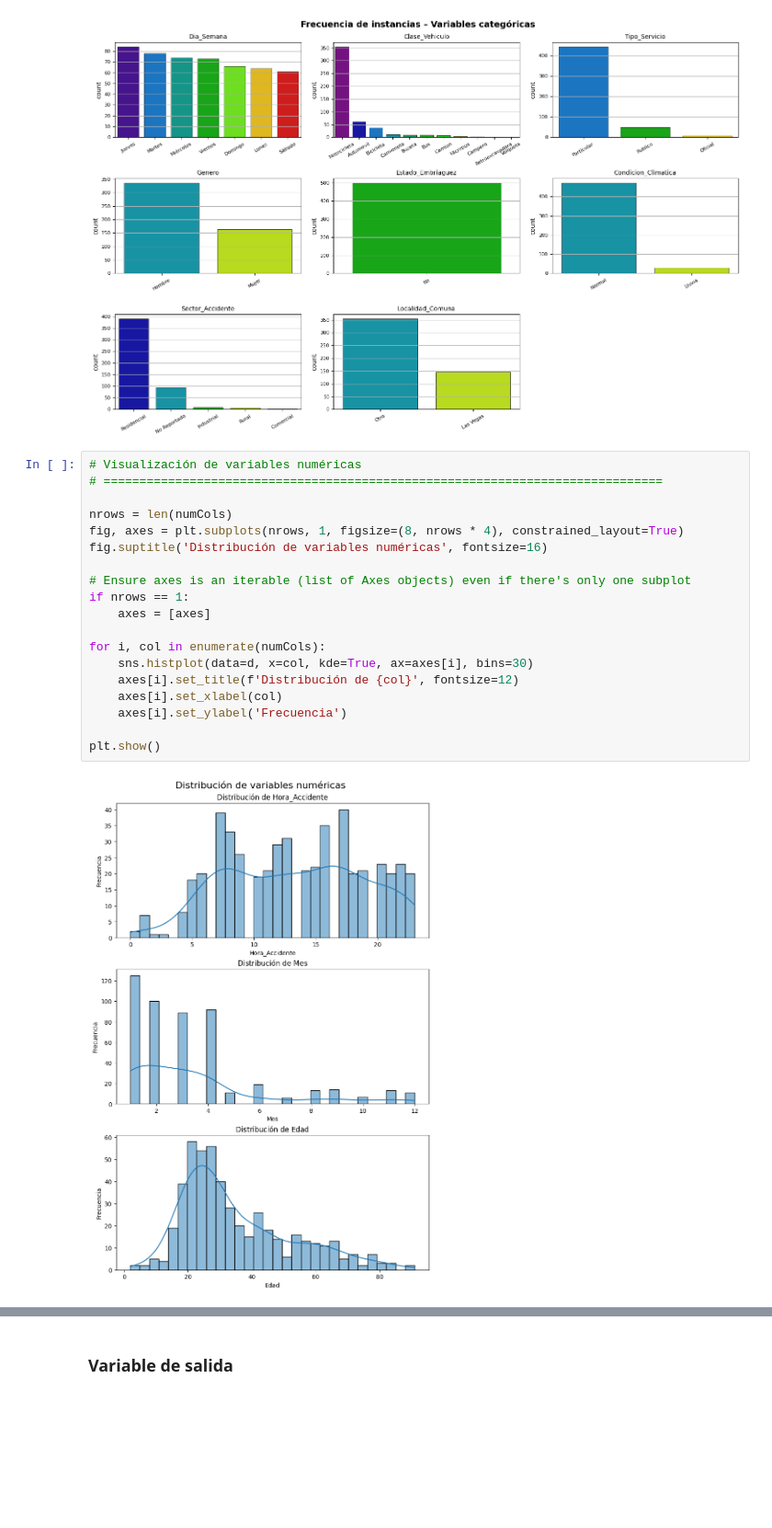
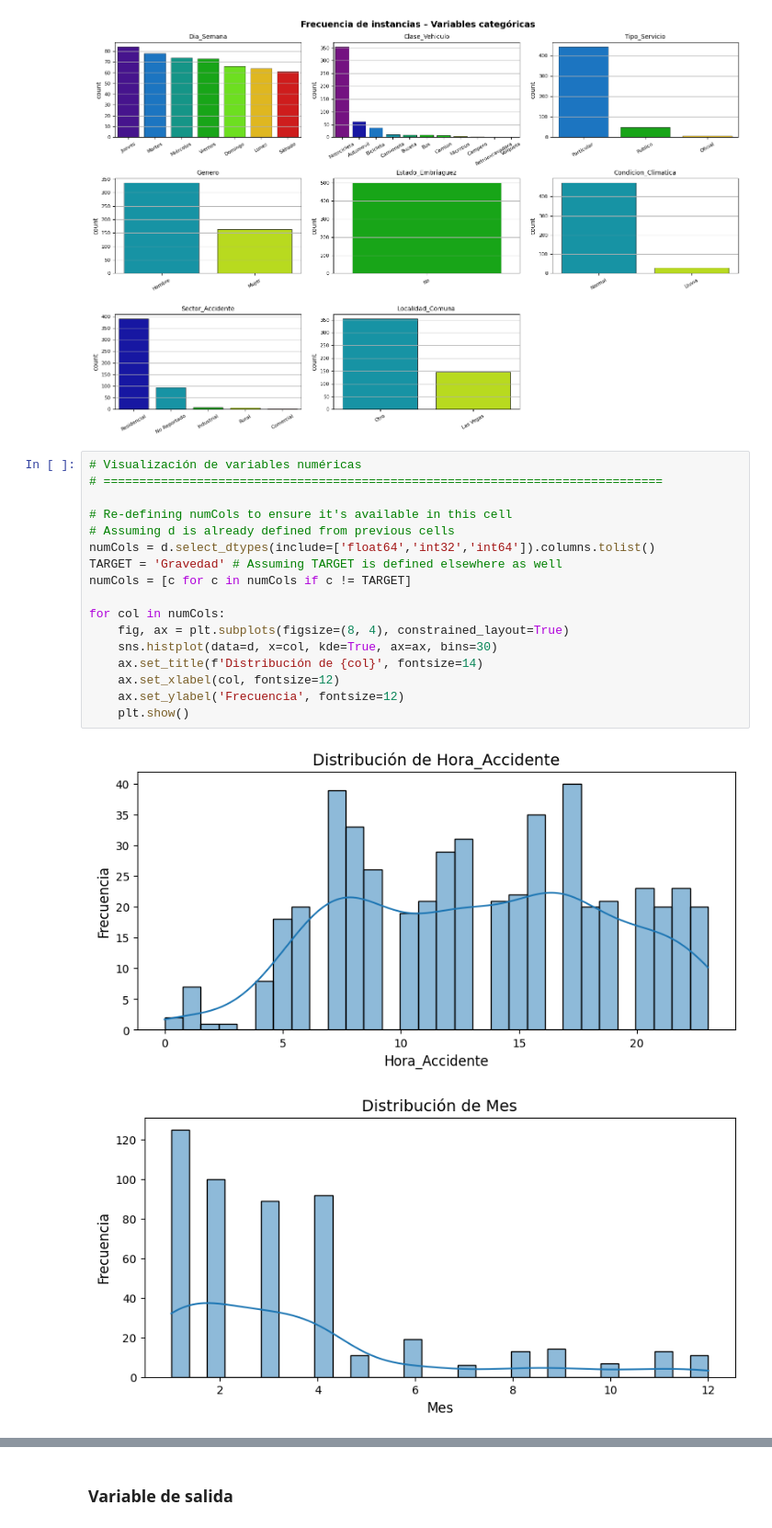
Before and after one commit to yorbisUdeA/udea, a Jupyter notebook: RegresionLogistica.ipynb, the cells around one changed output, grey strips where cells are left out. Shown at 92% size. Cells and saved outputs as stored; diff of their text form; blank space fills up the shorter version.

```diff
--- a/RegresionLogistica.ipynb
+++ b/RegresionLogistica.ipynb
@@ -343,24 +343,23 @@ multiple_plot(3, d, catCols, None, 'countplot',
               'Frecuencia de instancias – Variables categóricas', 30)
 # %% [output]
 [figure]
-# %%
-# Visualización de variables numéricas
-# ==============================================================================
-
-nrows = len(numCols)
-fig, axes = plt.subplots(nrows, 1, figsize=(8, nrows * 4), constrained_layout=True)
-fig.suptitle('Distribución de variables numéricas', fontsize=16)
-
-# Ensure axes is an iterable (list of Axes objects) even if there's only one subplot
-if nrows == 1:
-    axes = [axes]
-
-for i, col in enumerate(numCols):
-    sns.histplot(data=d, x=col, kde=True, ax=axes[i], bins=30)
-    axes[i].set_title(f'Distribución de {col}', fontsize=12)
-    axes[i].set_xlabel(col)
-    axes[i].set_ylabel('Frecuencia')
-
-plt.show()
-# %% [output]
-[figure, removed]
+# %%
+# Visualización de variables numéricas
+# ==============================================================================
+
+# Re-defining numCols to ensure it's available in this cell
+# Assuming d is already defined from previous cells
+numCols = d.select_dtypes(include=['float64','int32','int64']).columns.tolist()
+TARGET = 'Gravedad' # Assuming TARGET is defined elsewhere as well
+numCols = [c for c in numCols if c != TARGET]
+
+for col in numCols:
+    fig, ax = plt.subplots(figsize=(8, 4), constrained_layout=True)
+    sns.histplot(data=d, x=col, kde=True, ax=ax, bins=30)
+    ax.set_title(f'Distribución de {col}', fontsize=14)
+    ax.set_xlabel(col, fontsize=12)
+    ax.set_ylabel('Frecuencia', fontsize=12)
+    plt.show()
+# %% [output]
+[figure, added]
+[figure, added]
```
Also changed, not shown: parts of 6 cells of this notebook.
